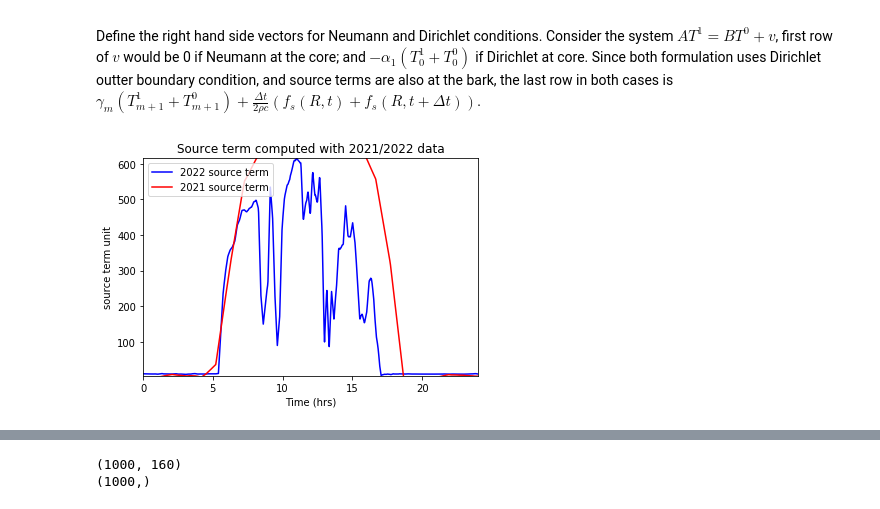
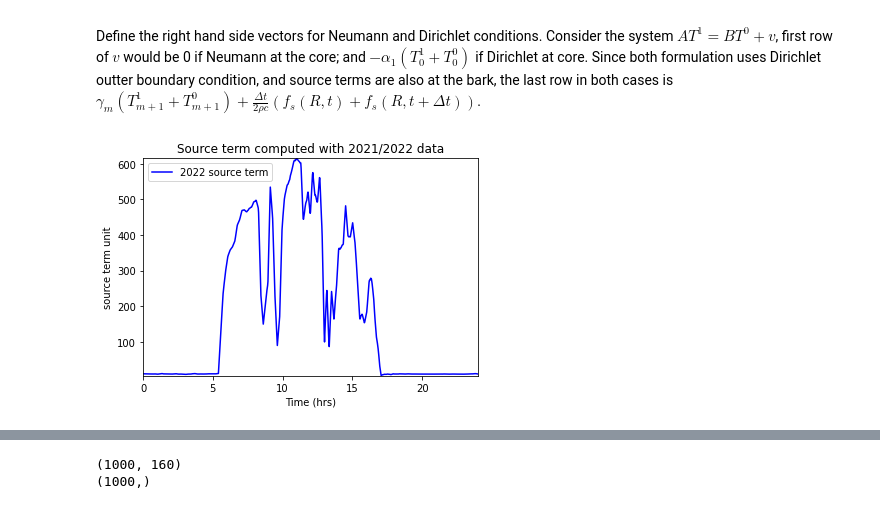
Before and after one commit to yajuna/treeRemote, a Jupyter notebook: notebook/treePower.ipynb, the cells around one changed output, grey strips where cells are left out. Cells and saved outputs as stored; diff of their text form; code cells hidden in the pictures.

```diff
--- a/notebook/treePower.ipynb
+++ b/notebook/treePower.ipynb
@@ -79,27 +79,27 @@ parameters = {"n_x": 160,
              }
 # %%
-## testing cell
+# testing cell
 
-# print(parameters)
-# print(parameters["n_x"])
-# print(type(parameters["radius"]))
+print(parameters)
+print(parameters["n_x"])
+print(type(parameters["radius"]))
 
 
-# n_t = parameters["n_t"]
-# time = np.linspace(0, 24, n_t, endpoint = False)
-# dt = time[1] - time[0]
+n_t = parameters["n_t"]
+time = np.linspace(0, 24, n_t, endpoint = False)
+dt = time[1] - time[0]
 
-# n_x = parameters["n_x"]
-# radius = parameters["radius"]
-#     # Boundary conditions at trunk[0] and trunk[n_x]; Temperature[j] at trunk[j]; in matrix, only index from 1 to n_x-1 (labeled m)
-# trunk = np.linspace(0, radius, n_x+1)
-# dr = radius / n_x
-# dr1 = trunk[1] - trunk[0]
+n_x = parameters["n_x"]
+radius = parameters["radius"]
+    # Boundary conditions at trunk[0] and trunk[n_x]; Temperature[j] at trunk[j]; in matrix, only index from 1 to n_x-1 (labeled m)
+trunk = np.linspace(0, radius, n_x+1)
+dr = radius / n_x
+dr1 = trunk[1] - trunk[0]
 
-# print(dr - dr1)
+print(dr - dr1)
 
-# r = 0.18
-# n_x = 160
-# trunk = np.linspace(0, r, n_x + 1)
-# itemindex = np.where(trunk==trunk[-2])
-# print(trunk[0],trunk[1],trunk[-1],trunk[n_x],trunk.shape,itemindex,trunk[itemindex],trunk[itemindex] + trunk[1])
+r = 0.18
+n_x = 160
+trunk = np.linspace(0, r, n_x + 1)
+itemindex = np.where(trunk==trunk[-2])
+print(trunk[0],trunk[1],trunk[-1],trunk[n_x],trunk.shape,itemindex,trunk[itemindex],trunk[itemindex] + trunk[1])
@@ -644,23 +642,23 @@ Define the right hand side vectors for Neumann and Dirichlet conditions. Conside
 # %%
 # Make source terms based on Potter and Andresen
 sigma = 5.67e-8
 albedo = parameters["albedo"]
 sourceTerm = (1 - albedo) * qrads + sigma * (T_air**4 - bark_temp**4) + h * (bark_temp - T_air)
 
 ################ with old data
-sourceTerm1 = (1 - albedo) * qrads1 + sigma * (T_air1**4 - bark_temp1**4) + h1 * (bark_temp1 - T_air1)
+# sourceTerm1 = (1 - albedo) * qrads1 + sigma * (T_air1**4 - bark_temp1**4) + h1 * (bark_temp1 - T_air1)
 
 plt.plot(time, sourceTerm, 'b-', label='2022 source term')
-plt.plot(time, sourceTerm1, 'r-', label='2021 source term')
+# plt.plot(time, sourceTerm1, 'r-', label='2021 source term')
 plt.legend(loc="upper left")
 message = f"Source term computed with 2021/2022 data"
 plt.title(message)
 plt.axis([0, 24, sourceTerm.min()-1, sourceTerm.max()+1])
 plt.xlabel('Time (hrs)')
 plt.ylabel('source term unit')
 plt.show()
 # %% [output]
-[figure, old version]
+[figure, new version]
 # %%
 # matrix needs to be made so that it is of size n_x - 1 by n_x - 1. m = n_x - 1
 
```
Also changed, not shown: parts of 16 cells of this notebook.
